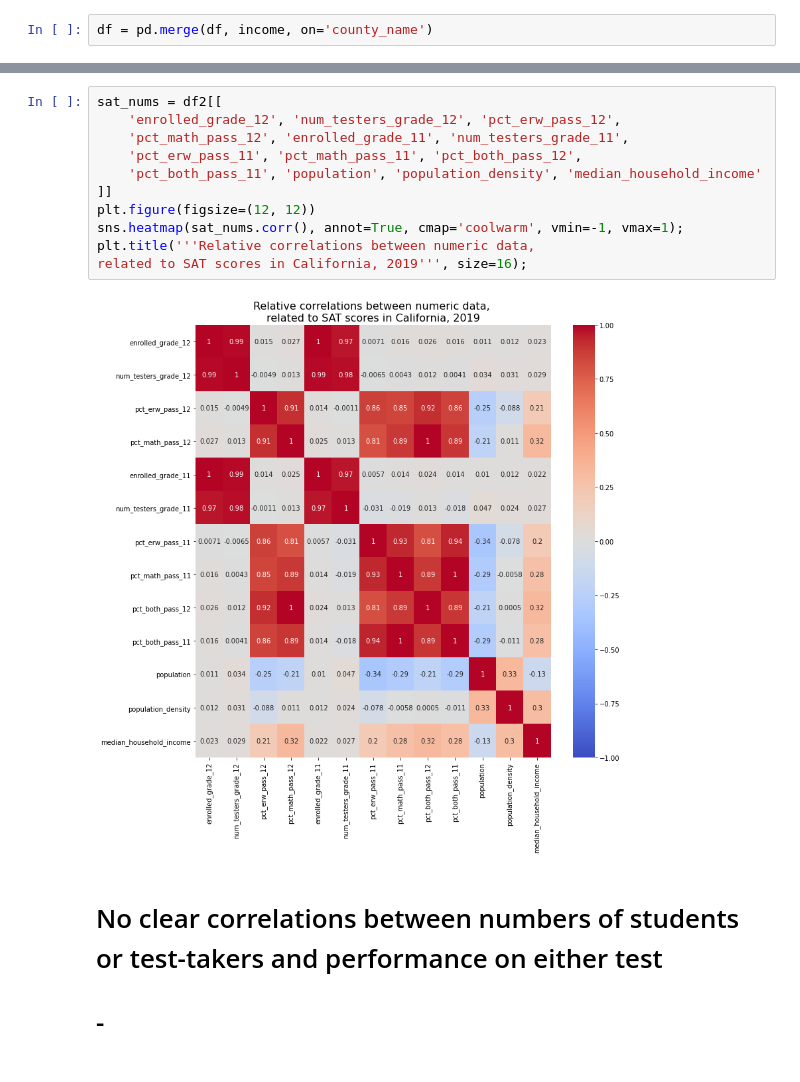
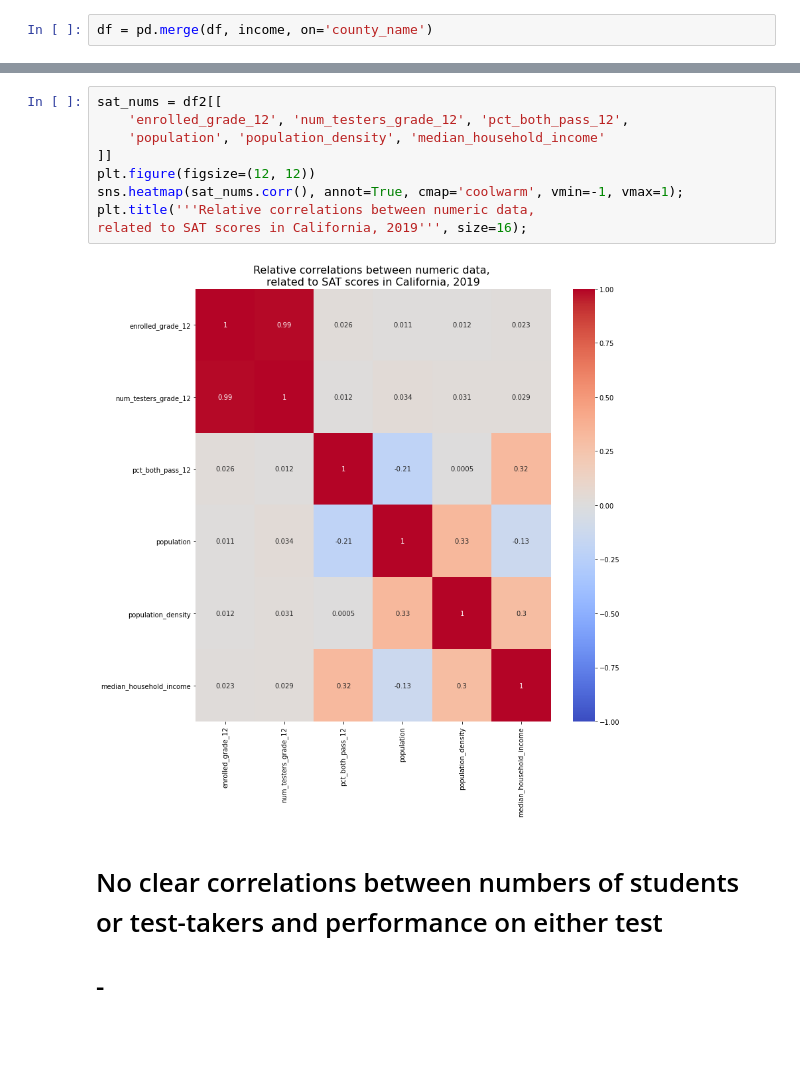
Before and after one commit to c24thomas/cali_act, a Jupyter notebook: code/project-1-take-2.ipynb, the cells around one changed output, grey strips where cells are left out. Cells and saved outputs as stored; diff of their text form.

```diff
--- a/code/project-1-take-2.ipynb
+++ b/code/project-1-take-2.ipynb
@@ -830,16 +831,14 @@ related to ACT scores in California, 2019''', size=16);
 # %%
 sat_nums = df2[[
-    'enrolled_grade_12', 'num_testers_grade_12', 'pct_erw_pass_12',
-    'pct_math_pass_12', 'enrolled_grade_11', 'num_testers_grade_11',
-    'pct_erw_pass_11', 'pct_math_pass_11', 'pct_both_pass_12',
-    'pct_both_pass_11', 'population', 'population_density', 'median_household_income'
+    'enrolled_grade_12', 'num_testers_grade_12', 'pct_both_pass_12',
+    'population', 'population_density', 'median_household_income'
 ]]
 plt.figure(figsize=(12, 12))
 sns.heatmap(sat_nums.corr(), annot=True, cmap='coolwarm', vmin=-1, vmax=1);
 plt.title('''Relative correlations between numeric data,
 related to SAT scores in California, 2019''', size=16);
 # %% [output]
-[figure, old version]
+[figure, new version]
 # %% [markdown]
 # No clear correlations between numbers of students or test-takers and performance on either test
 # -
```
Also changed, not shown: parts of 4 cells of this notebook, 11 other files.
